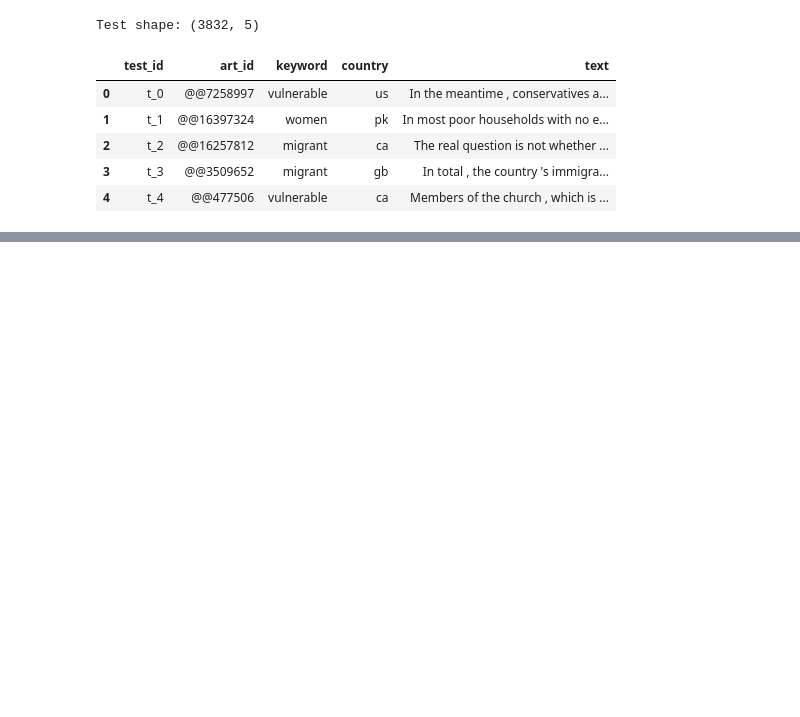
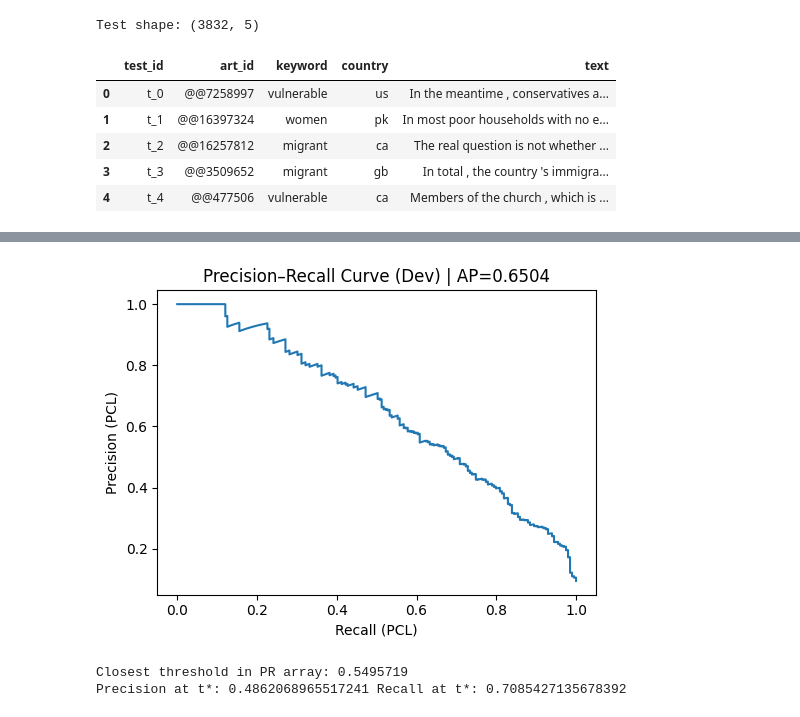
Before and after one commit to TemDev/pcl-detection-nlp, a Jupyter notebook: code/model.ipynb, the cells around one changed output, grey strips where cells are left out. Saved outputs shown, nothing was run; the diff lists cells and outputs as text; code cells hidden in the pictures; blank space fills up the shorter version.

```diff
--- a/code/model.ipynb
+++ b/code/model.ipynb
@@ -394,0 +446,22 @@ Positive rate: 0.11821503131524008
+# %%
+prec, rec, thr = precision_recall_curve(y_true, probs)
+ap = average_precision_score(y_true, probs)
+
+plt.figure(figsize=(5.2, 4.0))
+plt.plot(rec, prec)
+plt.title(f"Precision–Recall Curve (Dev) | AP={ap:.4f}")
+plt.xlabel("Recall (PCL)")
+plt.ylabel("Precision (PCL)")
+plt.tight_layout()
+plt.show()
+
+# Show where the chosen threshold sits (approx)
+# Find closest threshold index
+if len(thr) > 0:
+    idx = np.argmin(np.abs(thr - best_t))
+    print("Closest threshold in PR array:", thr[idx])
+    print("Precision at t*:", prec[idx], "Recall at t*:", rec[idx])
+# %% [output]
+[figure, added]
+Closest threshold in PR array: 0.5495719
+Precision at t*: 0.4862068965517241 Recall at t*: 0.7085427135678392
```
Also changed, not shown: parts of 15 cells of this notebook.
